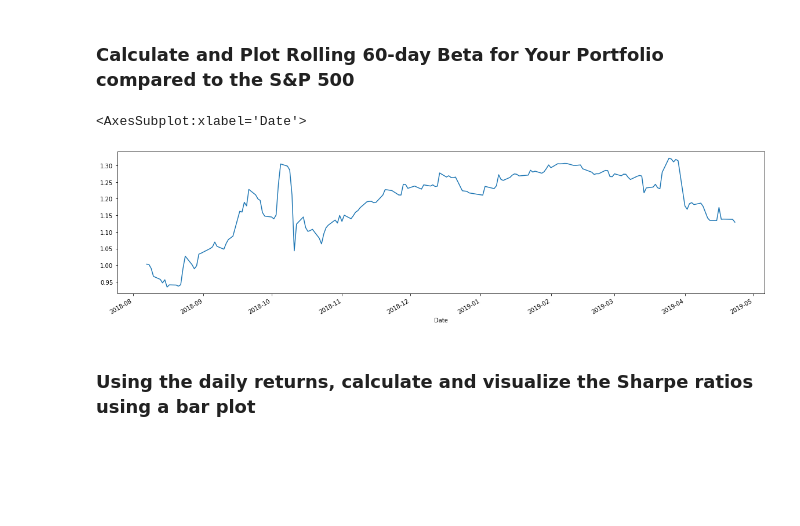
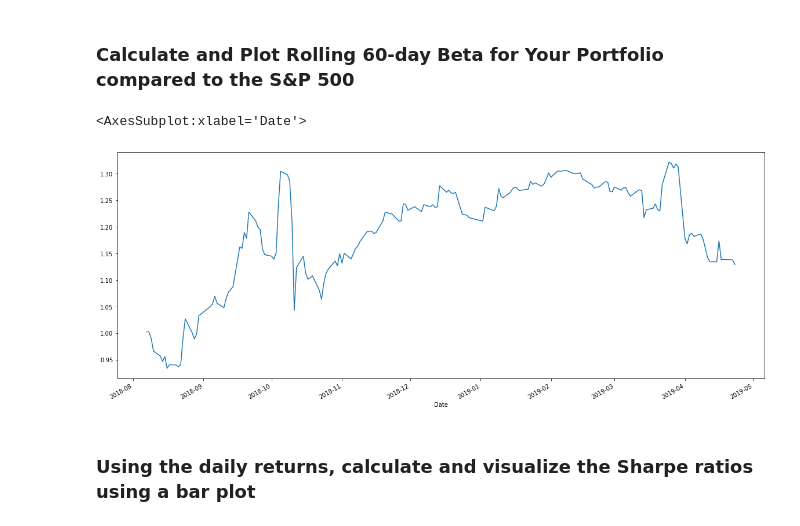
Before and after one commit to TaylorTucker/Pandas---HMW, a Jupyter notebook: Instructions/Starter_Code/whale_analysis.ipynb, the cells around one changed output. Cells and saved outputs as stored; diff of their text form; code cells hidden in the pictures; blank space fills up the shorter version.

```diff
--- a/Instructions/Starter_Code/whale_analysis.ipynb
+++ b/Instructions/Starter_Code/whale_analysis.ipynb
@@ -563,12 +540,12 @@ sns.heatmap(port_corr, vmin=0,vmax=1, annot=True)
 # %%
 # Calculate and plot Beta
 port_cov = og_returns_df["Taylor"].rolling(window = 60).cov(og_returns_df["S&P 500"])
 port_var = og_returns_df["S&P 500"].rolling(window = 60).var()
 port_beta = port_cov / port_var
-port_beta.plot(figsize = (20,5))
+port_beta.plot(figsize = (20,8))
 # %% [output]
 <AxesSubplot:xlabel='Date'>
-[figure, old version]
+[figure, new version]
 # %% [markdown]
 ### Using the daily returns, calculate and visualize the Sharpe ratios using a bar plot
 # %%
```
Also changed, not shown: parts of 21 cells of this notebook.
